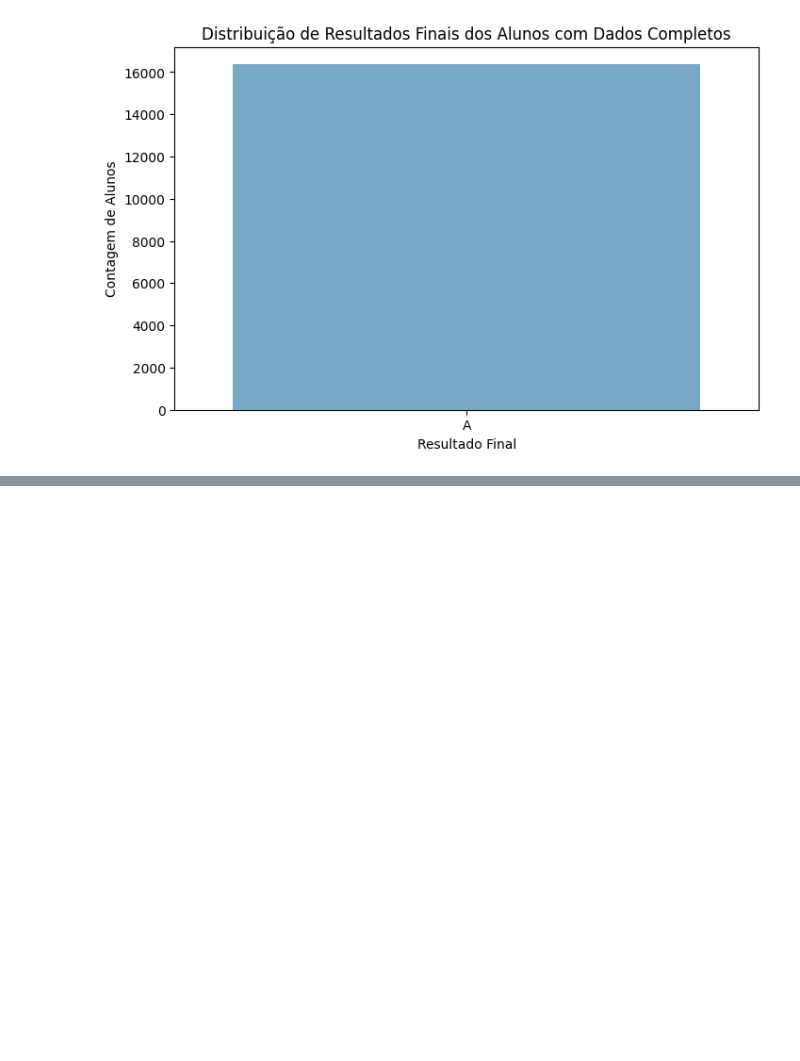
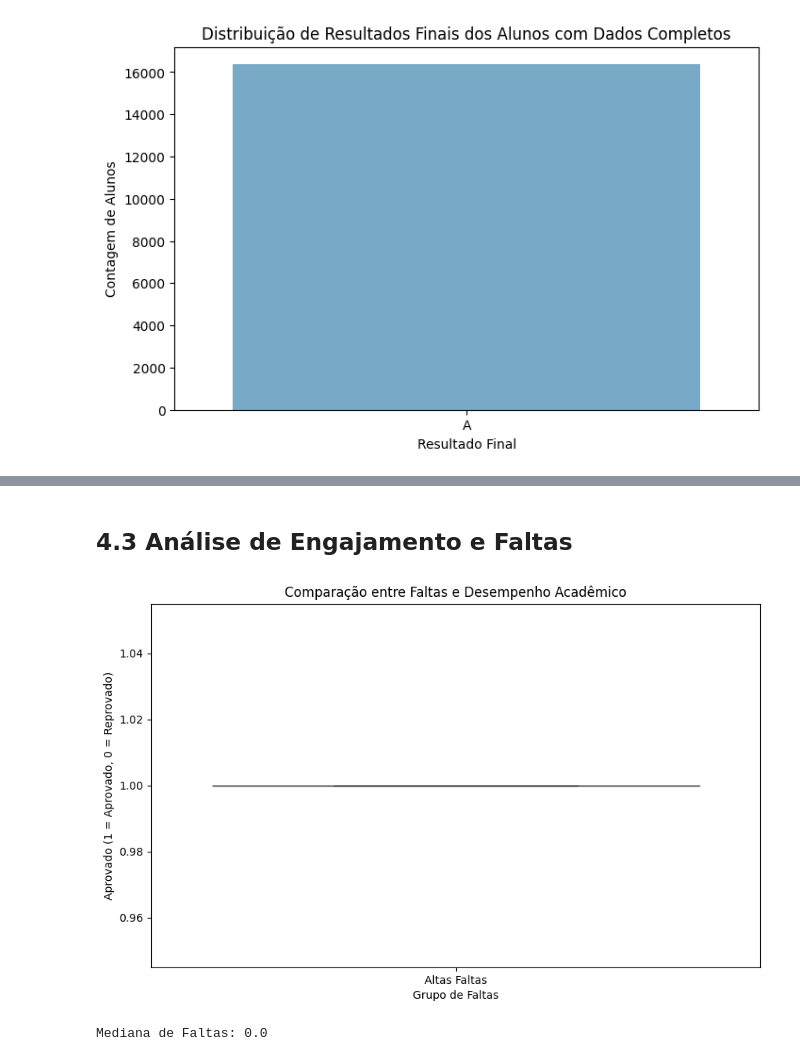
Before and after one commit to camimq/datathonFiap, a Jupyter notebook: main_analysis.ipynb, the cells around one changed output, grey strips where cells are left out. Drawn from its saved outputs; the diff is of its cells as text; code cells hidden in the pictures; blank space fills up the shorter version.

```diff
--- a/main_analysis.ipynb
+++ b/main_analysis.ipynb
@@ -556,0 +586,26 @@ Passing `palette` without assigning `hue` is deprecated and will be removed in v
+# %% [markdown]
+## 4.3 Análise de Engajamento e Faltas
+# %%
+# Filtrar os dados para incluir registros com dados completos para QuantidadeFaltasAnual e ResultadoFinal_x
+df_filtered_faltas = df_filtered.dropna(subset=['QuantidadeFaltasAnual', 'ResultadoFinal_x'])
+
+# Converter a coluna de resultado final para uma variável binária (Aprovado = 1, Reprovado = 0)
+df_filtered_faltas['Aprovado'] = df_filtered_faltas['ResultadoFinal_x'].apply(lambda x: 1 if x == 'A' else 0)
+
+# Criar um grupo de alunos com baixas faltas (menor que a mediana) e altas faltas (maior ou igual à mediana)
+mediana_faltas = df_filtered_faltas['QuantidadeFaltasAnual'].median()
+df_filtered_faltas['GrupoFaltas'] = df_filtered_faltas['QuantidadeFaltasAnual'].apply(lambda x: 'Baixas Faltas' if x < mediana_faltas else 'Altas Faltas')
+
+# Comparar o desempenho entre grupos de baixas e altas faltas
+plt.figure(figsize=(10, 6))
+sns.boxplot(x='GrupoFaltas', y='Aprovado', data=df_filtered_faltas)
+plt.title('Comparação entre Faltas e Desempenho Acadêmico')
+plt.xlabel('Grupo de Faltas')
+plt.ylabel('Aprovado (1 = Aprovado, 0 = Reprovado)')
+plt.show()
+
+# Exibir a mediana das faltas para referência
+print(f"Mediana de Faltas: {mediana_faltas}")
+# %% [output]
+[figure, added]
+Mediana de Faltas: 0.0
```
Also changed, not shown: parts of 8 cells of this notebook.
